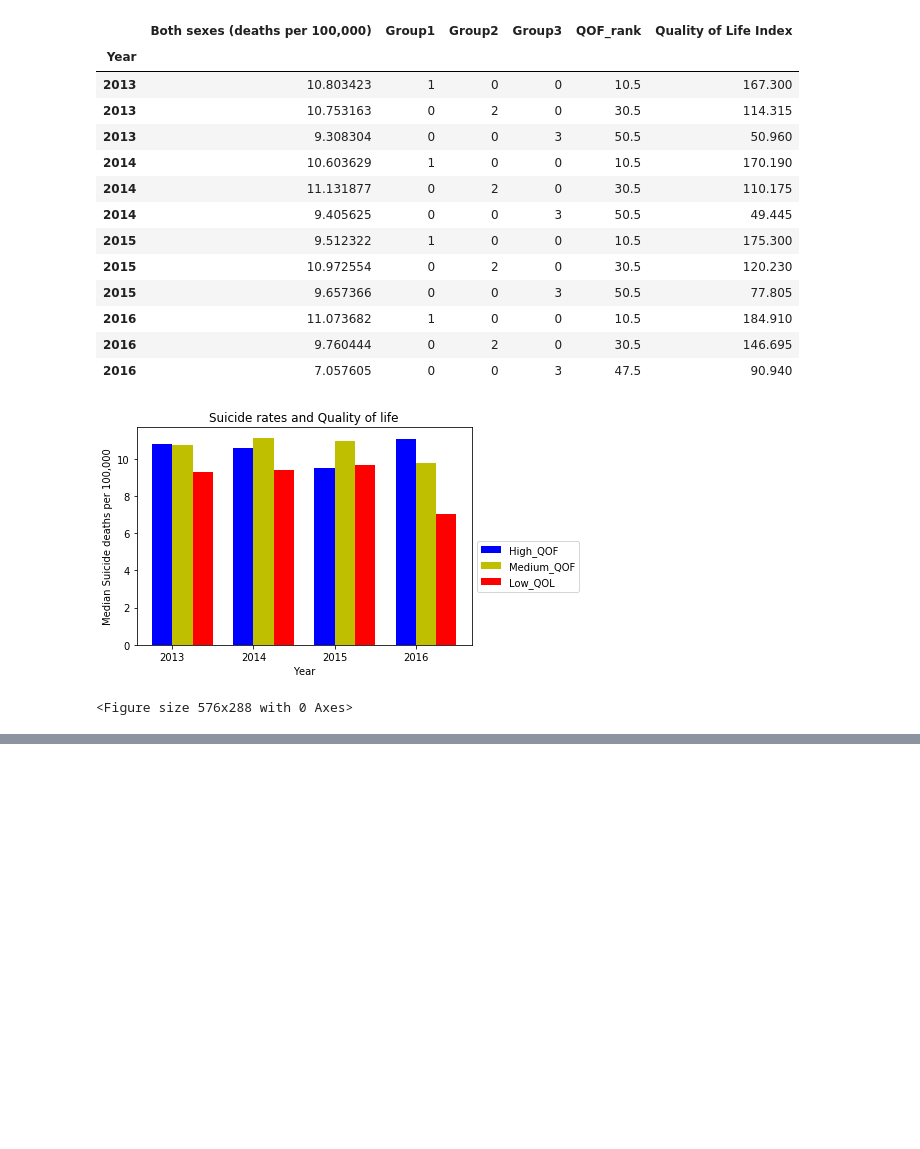
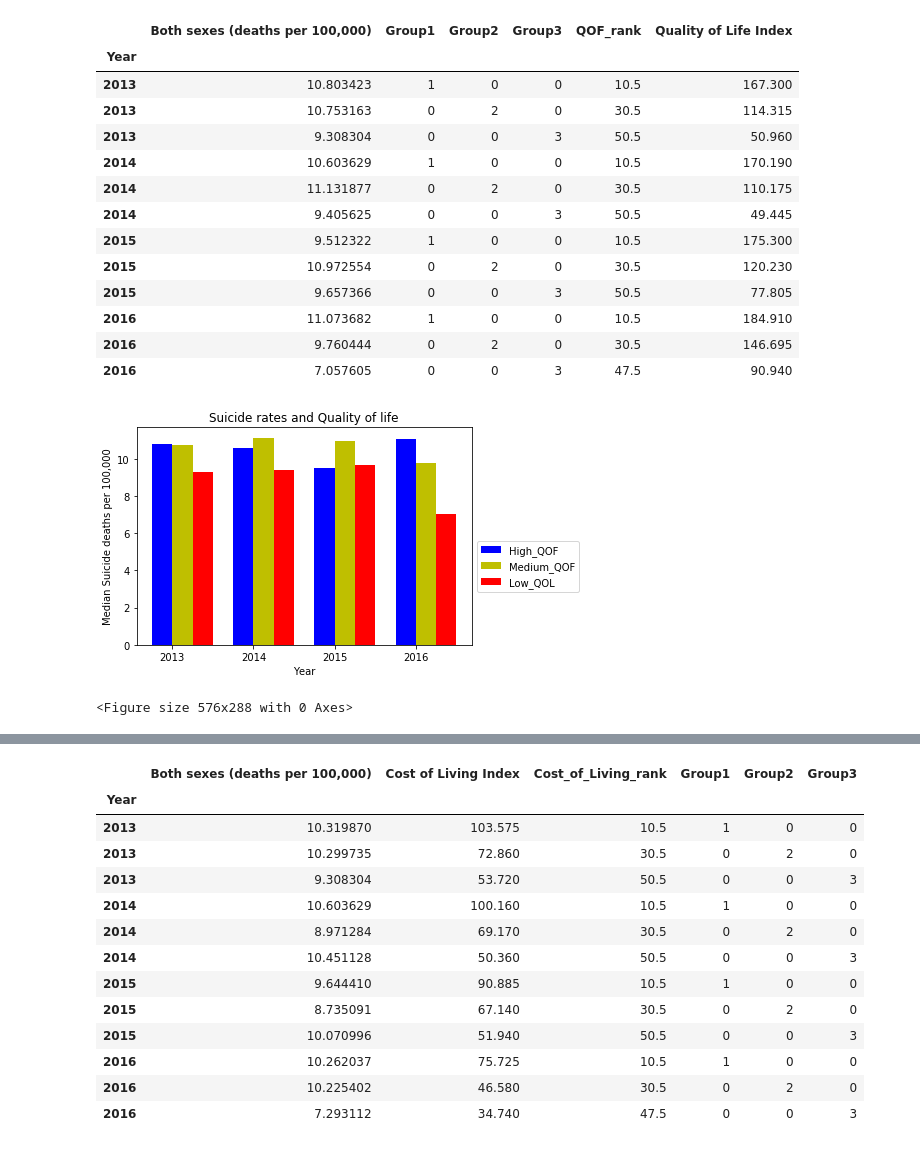
Before and after one commit to sruelle/project-one, a Jupyter notebook: Team Project one.ipynb, the cells around one changed output, grey strips where cells are left out. Drawn from its saved outputs; the diff is of its cells as text; code cells hidden in the pictures; blank space fills up the shorter version.

```diff
--- a/Team Project one.ipynb
+++ b/Team Project one.ipynb
@@ -303,0 +173,86 @@ combined_QOF_df
+# %%
+# Purchasing Power to Suicide rates
+all_countries = combined_QOF_df[['Country','Year','Both sexes (deaths per 100,000)','Cost of Living Index']]
+all_countries_2013 = all_countries.loc[all_countries['Year'] == 2013]
+all_countries_2013[['Cost_of_Living_rank']]=all_countries_2013[['Cost of Living Index']].rank(ascending=False)
+all_countries_2013_grp1 = all_countries_2013.loc[all_countries_2013['Cost_of_Living_rank']<=20].sort_values('Cost_of_Living_rank')
+all_countries_2013_grp2 = all_countries_2013[(all_countries_2013['Cost_of_Living_rank']>=21) & (all_countries_2013['Cost_of_Living_rank']<=40)].sort_values('Cost_of_Living_rank')
+all_countries_2013_grp3 = all_countries_2013.loc[(all_countries_2013['Cost_of_Living_rank']>=41) & (all_countries_2013['Cost_of_Living_rank']<=60)].sort_values('Cost_of_Living_rank')
+
+
+suicide_rate_2013_grp1_median = all_countries_2013_grp1.groupby('Year').median()
+suicide_rate_2013_grp1_median['Group1']=['1']
+suicide_rate_2013_grp2_median=all_countries_2013_grp2.groupby('Year').median()
+suicide_rate_2013_grp2_median['Group2']=['2']
+suicide_rate_2013_grp3_median=all_countries_2013_grp3.groupby('Year').median()
+suicide_rate_2013_grp3_median['Group3']=['3']
+suicide_rate_2013_grp3_median
+
+
+all_countries_2014 = all_countries.loc[all_countries['Year'] == 2014]
+all_countries_2014[['Cost_of_Living_rank']]=all_countries_2014[['Cost of Living Index']].rank(ascending=False)
+all_countries_2014_grp1 = all_countries_2014.loc[all_countries_2014['Cost_of_Living_rank']<=20].sort_values('Cost_of_Living_rank')
+all_countries_2014_grp2 = all_countries_2014[(all_countries_2014['Cost_of_Living_rank']>=21) & (all_countries_2014['Cost_of_Living_rank']<=40)].sort_values('Cost_of_Living_rank')
+all_countries_2014_grp3 = all_countries_2014.loc[(all_countries_2014['Cost_of_Living_rank']>=41) & (all_countries_2014['Cost_of_Living_rank']<=60)].sort_values('Cost_of_Living_rank')
+
+suicide_rate_2014_grp1_median = all_countries_2014_grp1.groupby('Year').median()
+suicide_rate_2014_grp1_median['Group1']=['1']
+suicide_rate_2014_grp2_median=all_countries_2014_grp2.groupby('Year').median()
+suicide_rate_2014_grp2_median['Group2']=['2']
+suicide_rate_2014_grp3_median=all_countries_2014_grp3.groupby('Year').median()
+suicide_rate_2014_grp3_median['Group3']=['3']
+suicide_rate_2014_grp3_median
+
+
+all_countries_2015 = all_countries.loc[all_countries['Year'] == 2015]
+all_countries_2015[['Cost_of_Living_rank']]=all_countries_2015[['Cost of Living Index']].rank(ascending=False)
+all_countries_2015_grp1 = all_countries_2015.loc[all_countries_2015['Cost_of_Living_rank']<=20].sort_values('Cost_of_Living_rank')
+all_countries_2015_grp2 = all_countries_2015[(all_countries_2015['Cost_of_Living_rank']>=21) & (all_countries_2015['Cost_of_Living_rank']<=40)].sort_values('Cost_of_Living_rank')
+all_countries_2015_grp3 = all_countries_2015.loc[(all_countries_2015['Cost_of_Living_rank']>=41) & (all_countries_2015['Cost_of_Living_rank']<=60)].sort_values('Cost_of_Living_rank')
+
+
+suicide_rate_2015_grp1_median = all_countries_2015_grp1.groupby('Year').median()
+suicide_rate_2015_grp1_median['Group1']=['1']
+suicide_rate_2015_grp2_median=all_countries_2015_grp2.groupby('Year').median()
+suicide_rate_2015_grp2_median['Group2']=['2']
+suicide_rate_2015_grp3_median=all_countries_2015_grp3.groupby('Year').median()
+suicide_rate_2015_grp3_median['Group3']=['3']
+suicide_rate_2015_grp3_median
+
+
+all_countries_2016 = all_countries.loc[all_countries['Year'] == 2016]
+all_countries_2016[['Cost_of_Living_rank']]=all_countries_2016[['Cost of Living Index']].rank(ascending=False)
+all_countries_2016_grp1 = all_countries_2016.loc[all_countries_2016['Cost_of_Living_rank']<=20].sort_values('Cost_of_Living_rank')
+all_countries_2016_grp2 = all_countries_2016[(all_countries_2016['Cost_of_Living_rank']>=21) & (all_countries_2016['Cost_of_Living_rank']<=40)].sort_values('Cost_of_Living_rank')
+all_countries_2016_grp3 = all_countries_2016.loc[(all_countries_2016['Cost_of_Living_rank']>=41) & (all_countries_2016['Cost_of_Living_rank']<=60)].sort_values('Cost_of_Living_rank')
+
+
+suicide_rate_2016_grp1_median = all_countries_2016_grp1.groupby('Year').median()
+suicide_rate_2016_grp1_median['Group1']=['1']
+suicide_rate_2016_grp2_median=all_countries_2016_grp2.groupby('Year').median()
+suicide_rate_2016_grp2_median['Group2']=['2']
+suicide_rate_2016_grp3_median=all_countries_2016_grp3.groupby('Year').median()
+suicide_rate_2016_grp3_median['Group3']=['3']
+suicide_rate_2016_grp3_median
+
+PP_combined_df=pd.concat((suicide_rate_2013_grp1_median,suicide_rate_2013_grp2_median,suicide_rate_2013_grp3_median,
+                   suicide_rate_2014_grp1_median,suicide_rate_2014_grp2_median,suicide_rate_2014_grp3_median,
+                  suicide_rate_2015_grp1_median,suicide_rate_2015_grp2_median,suicide_rate_2015_grp3_median,
+                  suicide_rate_2016_grp1_median,suicide_rate_2016_grp2_median,suicide_rate_2016_grp3_median), axis=0)
+PP_combined_df=PP_combined_df.fillna(0)
+PP_combined_df
+# %% [output]
+|  | Both sexes (deaths per 100,000) | Cost of Living Index | Cost_of_Living_rank | Group1 | Group2 | Group3 |
+| Year |  |  |  |  |  |  |
+| 2013 | 10.319870 | 103.575 | 10.5 | 1 | 0 | 0 |
+| 2013 | 10.299735 | 72.860 | 30.5 | 0 | 2 | 0 |
+| 2013 | 9.308304 | 53.720 | 50.5 | 0 | 0 | 3 |
+| 2014 | 10.603629 | 100.160 | 10.5 | 1 | 0 | 0 |
+| 2014 | 8.971284 | 69.170 | 30.5 | 0 | 2 | 0 |
+| 2014 | 10.451128 | 50.360 | 50.5 | 0 | 0 | 3 |
+| 2015 | 9.644410 | 90.885 | 10.5 | 1 | 0 | 0 |
+| 2015 | 8.735091 | 67.140 | 30.5 | 0 | 2 | 0 |
+| 2015 | 10.070996 | 51.940 | 50.5 | 0 | 0 | 3 |
+| 2016 | 10.262037 | 75.725 | 10.5 | 1 | 0 | 0 |
+| 2016 | 10.225402 | 46.580 | 30.5 | 0 | 2 | 0 |
+| 2016 | 7.293112 | 34.740 | 47.5 | 0 | 0 | 3 |
```
Also changed, not shown: parts of 12 cells of this notebook.
